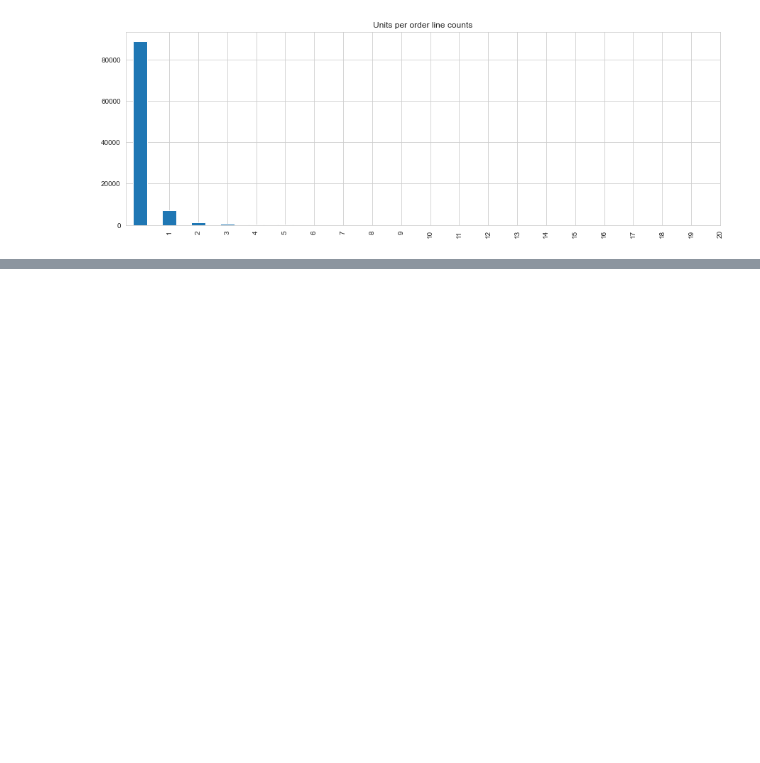
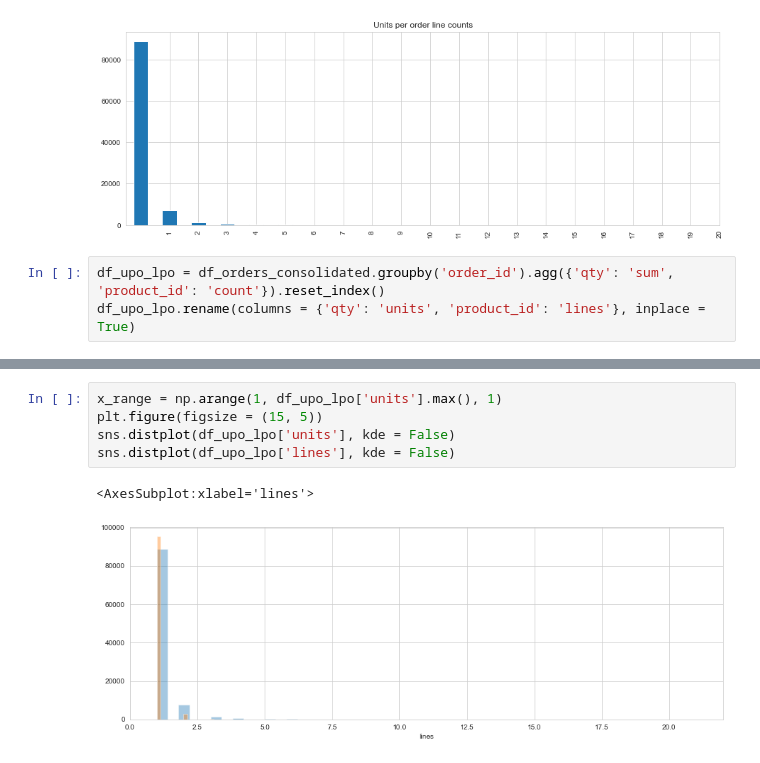
Before and after one commit to LarsTinnefeld/Olist-order-profile-analysis, a Jupyter notebook: olist_order_profile.ipynb, the cells around one changed output, grey strips where cells are left out. Cells and saved outputs as stored; diff of their text form; blank space fills up the shorter version.

Commit message:
Update olist_order_profile.ipynb
type: code

Started with upo, lpo

```diff
--- a/olist_order_profile.ipynb
+++ b/olist_order_profile.ipynb
@@ -108,3 +108,6 @@ upl_range = np.arange(1, df_order_class_comp['qty'].max(), 1)
                                             );
 # %% [output]
 [figure]
+# %%
+df_upo_lpo = df_orders_consolidated.groupby('order_id').agg({'qty': 'sum', 'product_id': 'count'}).reset_index()
+df_upo_lpo.rename(columns = {'qty': 'units', 'product_id': 'lines'}, inplace = True)
@@ -110,0 +130,8 @@ upl_range = np.arange(1, df_order_class_comp['qty'].max(), 1)
+# %%
+x_range = np.arange(1, df_upo_lpo['units'].max(), 1)
+plt.figure(figsize = (15, 5))
+sns.distplot(df_upo_lpo['units'], kde = False)
+sns.distplot(df_upo_lpo['lines'], kde = False)
+# %% [output]
+<AxesSubplot:xlabel='lines'>
+[figure, added]
```
Also changed, not shown: parts of 1 cell of this notebook.
